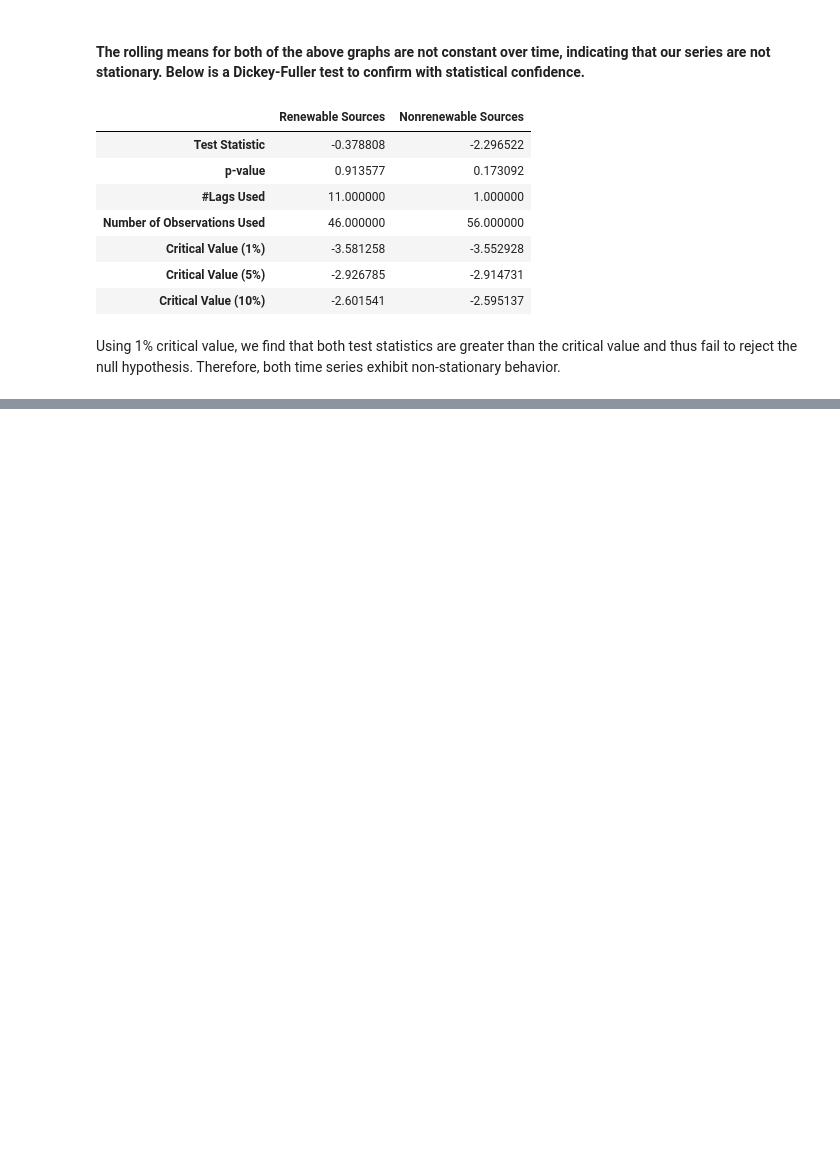
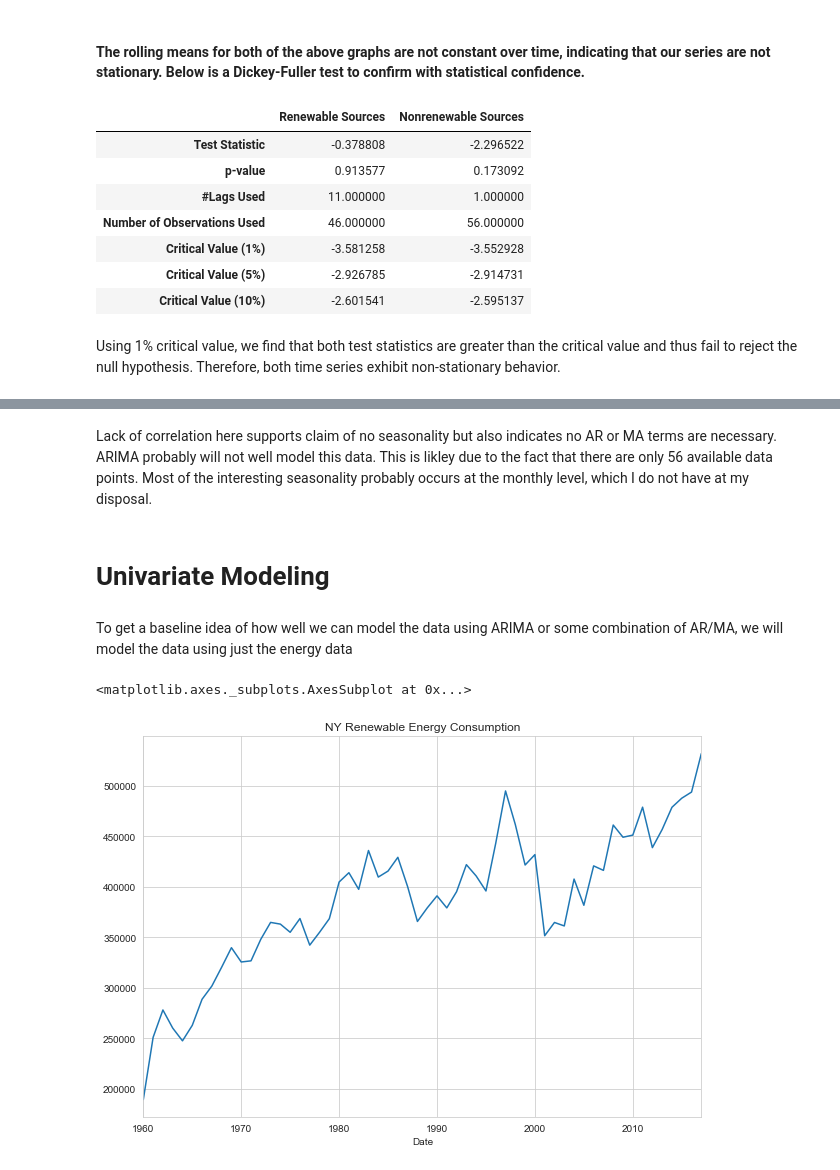
Before and after one commit to msanchez-ayala/energy-consumption, a Jupyter notebook: eda_modeling_experimentation.ipynb, the cells around one changed output, grey strips where cells are left out. Cells and saved outputs as stored; diff of their text form; code cells hidden in the pictures; blank space fills up the shorter version.

Commit message:
add univariate + multivariate SARIMAX for NY

```diff
--- a/eda_modeling_experimentation.ipynb
+++ b/eda_modeling_experimentation.ipynb
@@ -861,0 +998,11 @@ plt.tight_layout()
+# %% [markdown]
+Lack of correlation here supports claim of no seasonality but also indicates no AR or MA terms are necessary. ARIMA probably will not well model this data. This is likley due to the fact that there are only 56 available data points. Most of the interesting seasonality probably occurs at the monthly level, which I do not have at my disposal.
+# %% [markdown]
+# Univariate Modeling
+# %% [markdown]
+To get a baseline idea of how well we can model the data using ARIMA or some combination of AR/MA, we will model the data using just the energy data
+# %%
+r_ts.plot(figsize=(10,7),title='NY Renewable Energy Consumption')
+# %% [output]
+<matplotlib.axes._subplots.AxesSubplot at 0x...>
+[figure, added]
```
Also changed, not shown: parts of 54 cells of this notebook.
